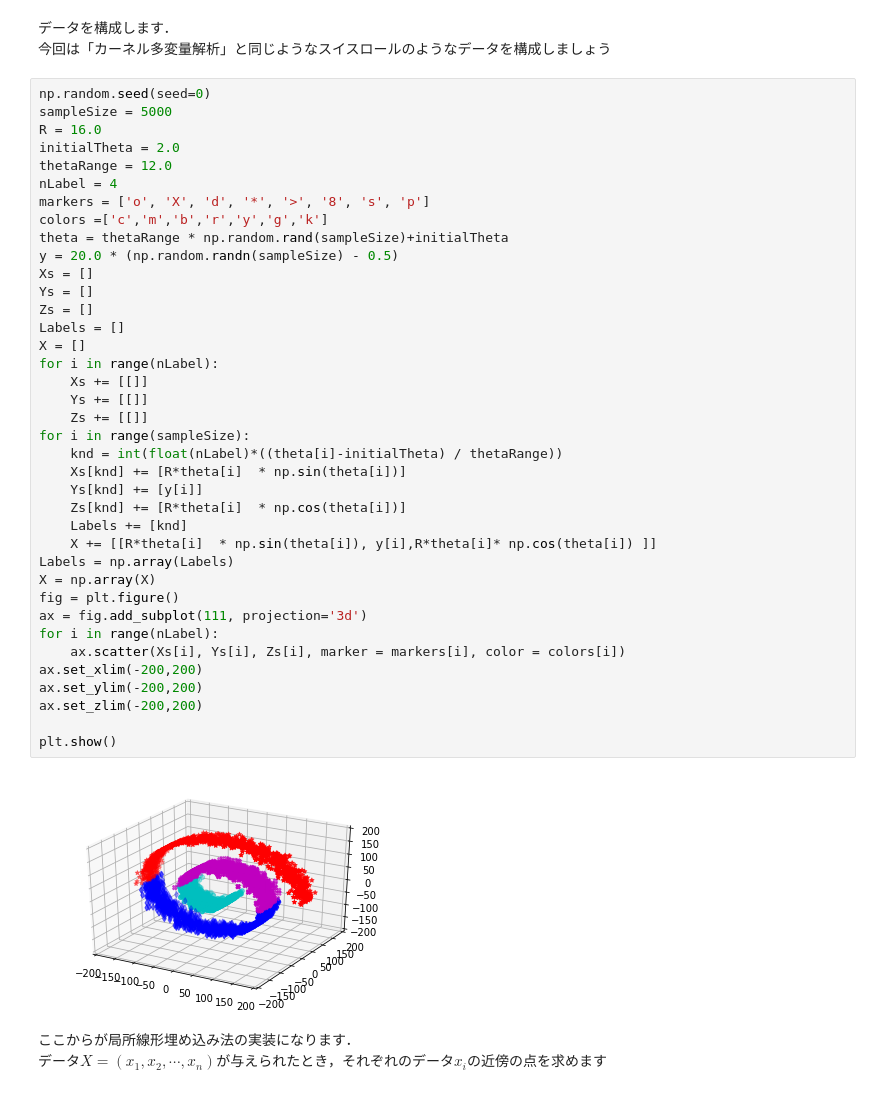
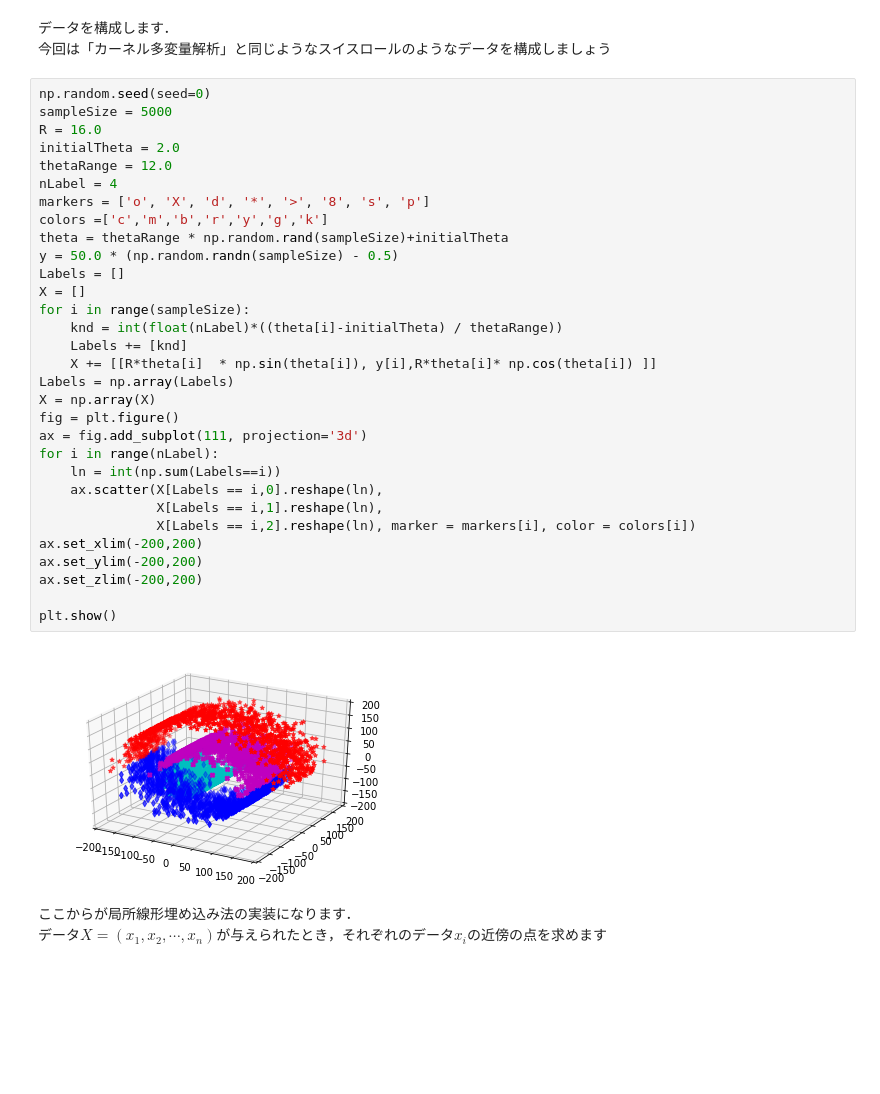
Before and after one commit to KSato0428/LLE, a Jupyter notebook: LLE.ipynb, the cells around one changed output. Drawn from its saved outputs; the diff is of its cells as text; blank space fills up the shorter version.

```diff
--- a/LLE.ipynb
+++ b/LLE.ipynb
@@ -18,43 +18,36 @@ from mpl_toolkits.mplot3d import axes3d
 # %%
 np.random.seed(seed=0)
 sampleSize = 5000
 R = 16.0
 initialTheta = 2.0
 thetaRange = 12.0
 nLabel = 4
 markers = ['o', 'X', 'd', '*', '>', '8', 's', 'p']
 colors =['c','m','b','r','y','g','k']
 theta = thetaRange * np.random.rand(sampleSize)+initialTheta
-y = 20.0 * (np.random.randn(sampleSize) - 0.5)
-Xs = []
-Ys = []
-Zs = []
+y = 50.0 * (np.random.randn(sampleSize) - 0.5)
 Labels = []
 X = []
-for i in range(nLabel):
-    Xs += [[]]
-    Ys += [[]]
-    Zs += [[]]
 for i in range(sampleSize):
     knd = int(float(nLabel)*((theta[i]-initialTheta) / thetaRange))
-    Xs[knd] += [R*theta[i]  * np.sin(theta[i])]
-    Ys[knd] += [y[i]]
-    Zs[knd] += [R*theta[i]  * np.cos(theta[i])]
     Labels += [knd]
     X += [[R*theta[i]  * np.sin(theta[i]), y[i],R*theta[i]* np.cos(theta[i]) ]]
 Labels = np.array(Labels)
 X = np.array(X)
 fig = plt.figure()
 ax = fig.add_subplot(111, projection='3d')
 for i in range(nLabel):
-    ax.scatter(Xs[i], Ys[i], Zs[i], marker = markers[i], color = colors[i])
+    ln = int(np.sum(Labels==i))
+    ax.scatter(X[Labels == i,0].reshape(ln),
+               X[Labels == i,1].reshape(ln),
+               X[Labels == i,2].reshape(ln), marker = markers[i], color = colors[i])
 ax.set_xlim(-200,200)
 ax.set_ylim(-200,200)
 ax.set_zlim(-200,200)
 
 plt.show()
 # %% [output]
-[figure, old version]
+[figure, new version]
 # %% [markdown]
 ここからが局所線形埋め込み法の実装になります．
 データ$X= (x_1, x_2, \cdots, x_n)$が与えられたとき，それぞれのデータ$x_i$の近傍の点を求めます
```
Also changed, not shown: parts of 6 cells of this notebook.
